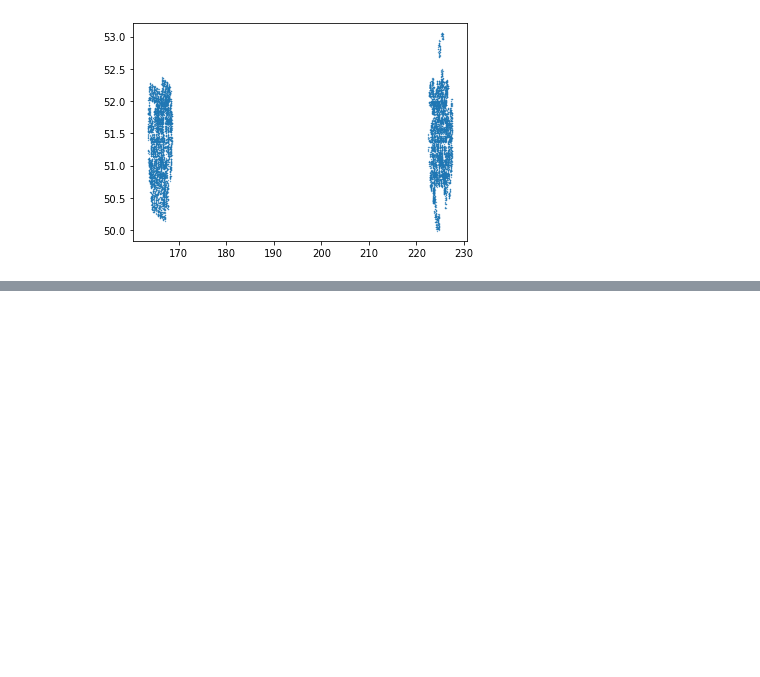
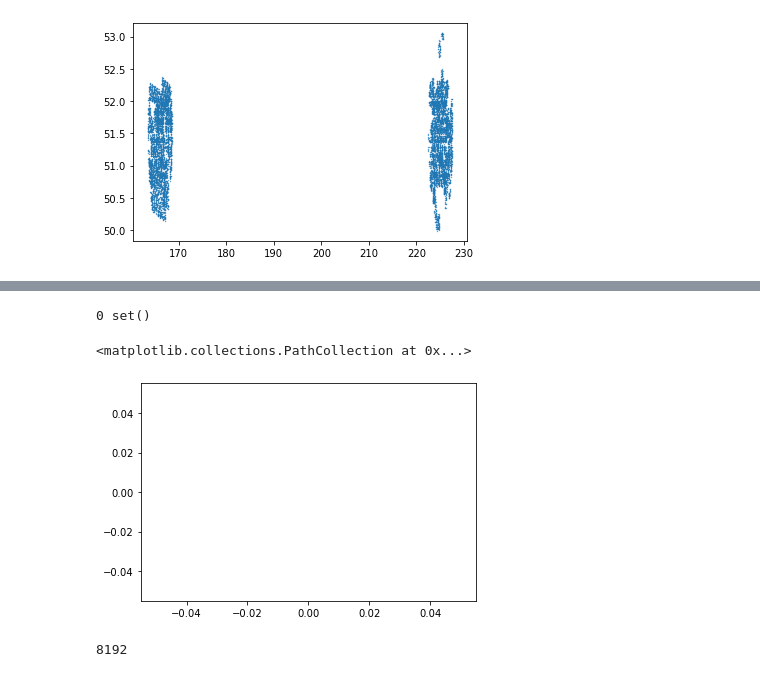
Before and after one commit to forero/SandboxDESI, a Jupyter notebook: secondary/dedicated/explore.ipynb, the cells around one changed output, grey strips where cells are left out. Cells and saved outputs as stored; diff of their text form; code cells hidden in the pictures; blank space fills up the shorter version.

Commit message:
secondary files

```diff
--- a/secondary/dedicated/explore.ipynb
+++ b/secondary/dedicated/explore.ipynb
@@ -89,0 +114,14 @@ plt.scatter(data['RA'][ii], data['DEC'][ii], s=0.1)
+# %%
+data = Table.read('/global/cfs/cdirs/desi/target/catalogs/dr9/0.50.0/targets/sv1/secondary/bright/sv1targets-bright-secondary.fits')
+# %%
+ii = (data['SV1_SCND_TARGET']&sv1_targetmask.scnd_mask.mask('GW190412')!=0)
+print(np.count_nonzero(ii), set(data['PRIORITY_INIT'][ii]))
+plt.scatter(data['RA'][ii], data['DEC'][ii], s=0.1)
+# %% [output]
+0 set()
+<matplotlib.collections.PathCollection at 0x...>
+[figure, added]
+# %%
+sv1_targetmask.scnd_mask.mask('GW190412')
+# %% [output]
+8192
```
Also changed, not shown: parts of 8 cells of this notebook, 4 other files.
